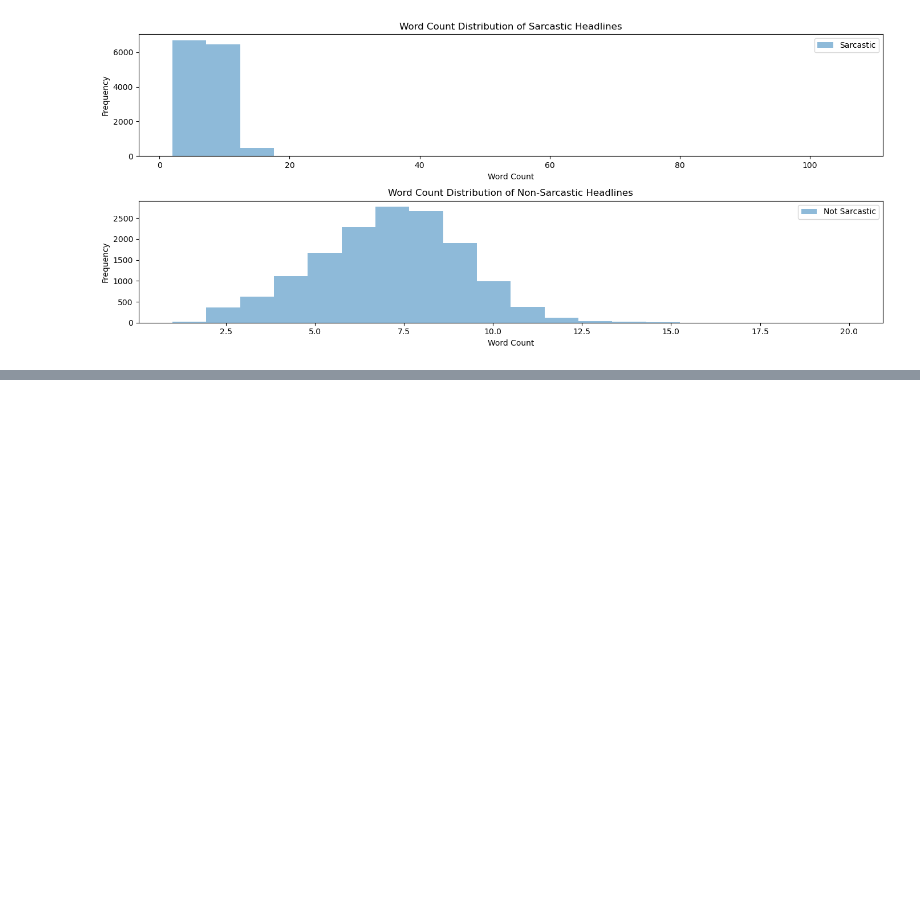
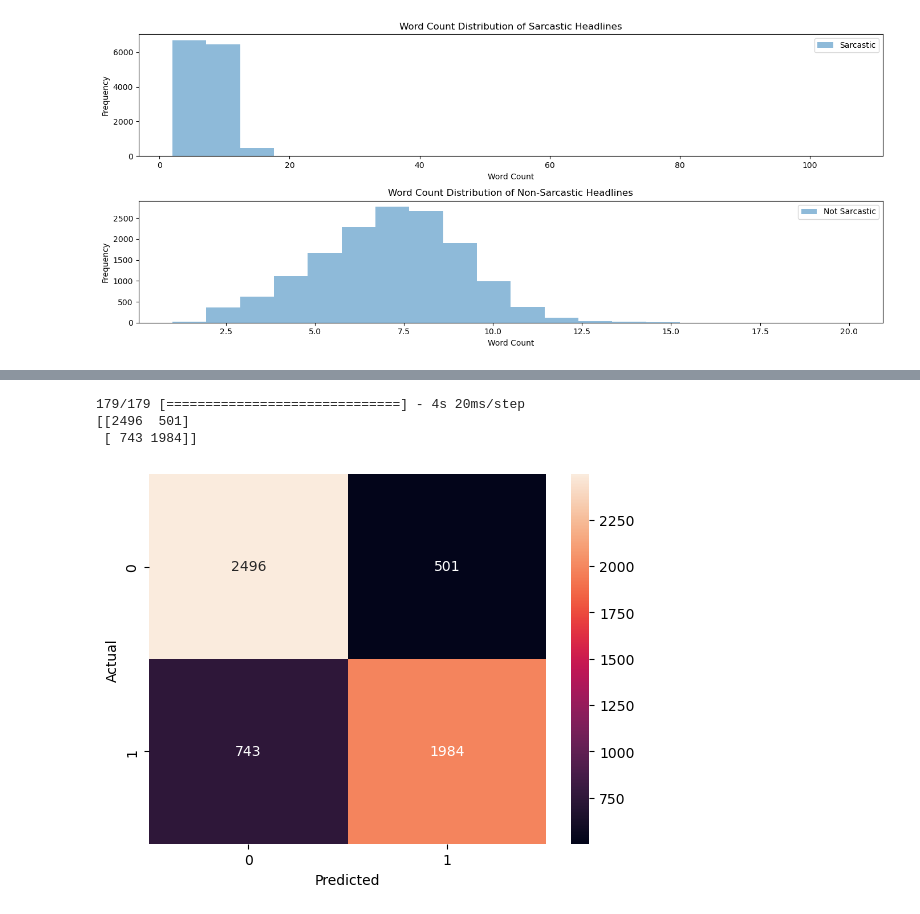
Before and after one commit to LaplaceDBen/Sarcasm_Detection, a Jupyter notebook: Sarcasm_Notebook.ipynb, the cells around one changed output, grey strips where cells are left out. Saved outputs shown, nothing was run; the diff lists cells and outputs as text; code cells hidden in the pictures; blank space fills up the shorter version.

```diff
--- a/Sarcasm_Notebook.ipynb
+++ b/Sarcasm_Notebook.ipynb
@@ -274,0 +321,20 @@ KeyboardInterrupt:
+# %%
+#confusion matrix with test_sets and matplotlib
+from sklearn.metrics import confusion_matrix
+import seaborn as sns
+import matplotlib.pyplot as plt
+
+y_pred = model.predict(X_test)
+y_pred = (y_pred > 0.5)
+cm = confusion_matrix(y_test, y_pred)
+print(cm)
+sns.heatmap(cm, annot=True, fmt='d')
+plt.ylabel('Actual')
+plt.xlabel('Predicted')
+plt.savefig('plots/confusion_matrix.png', dpi=300)
+plt.show()
+# %% [output]
+179/179 [==============================] - 4s 20ms/step
+[[2496  501]
+ [ 743 1984]]
+[figure, added]
```
Also changed, not shown: parts of 12 cells of this notebook, 5 other files.
